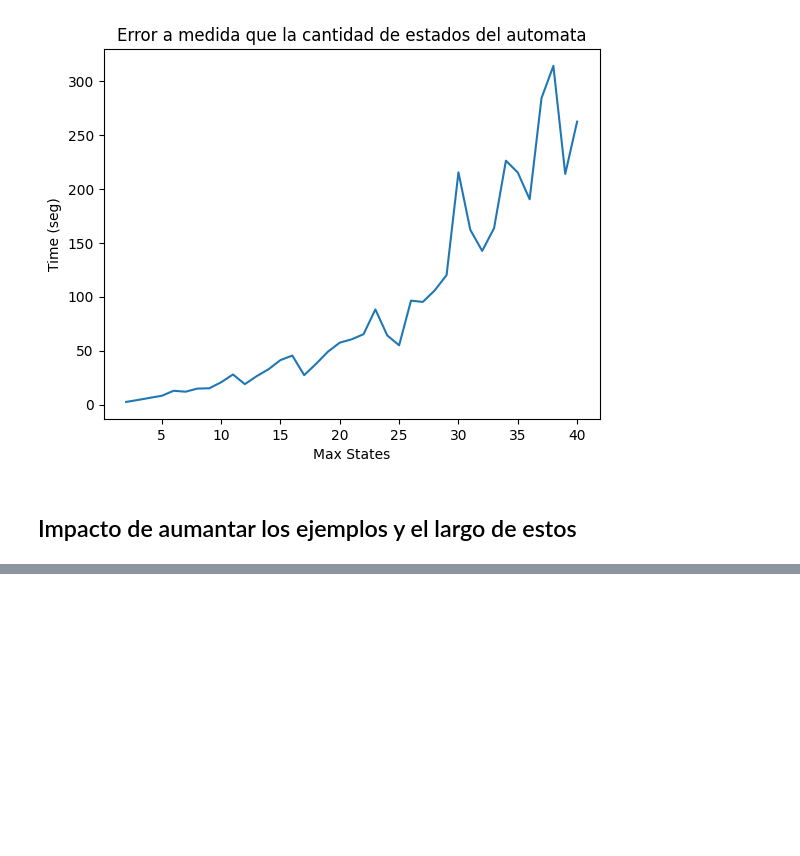
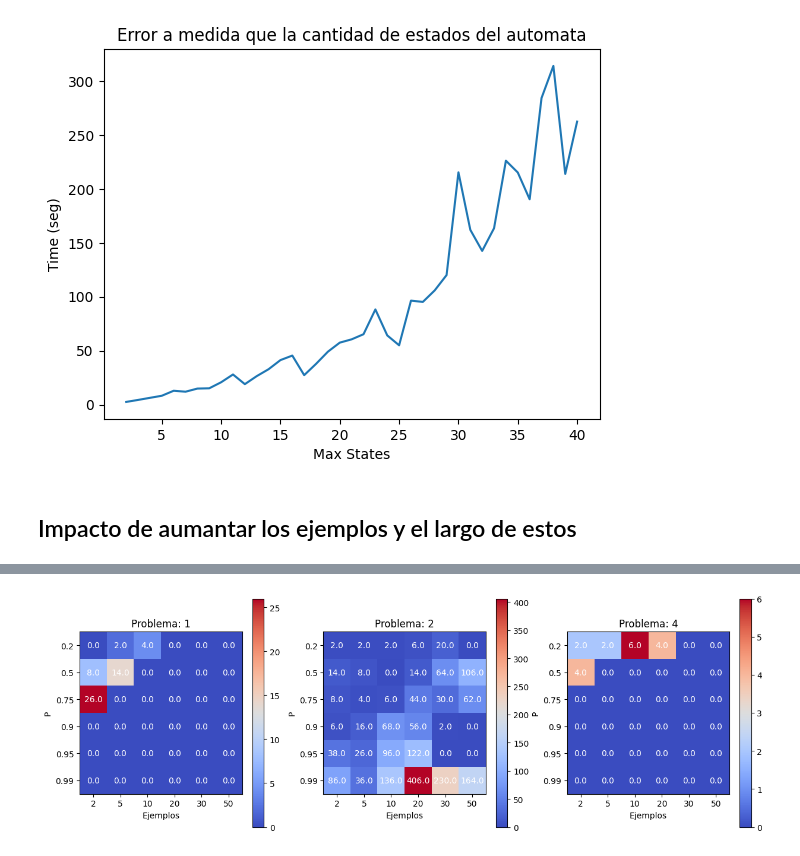
Before and after one commit to darioturco/AutomataLearning, a Jupyter notebook: experiments/test.ipynb, the cells around one changed output, grey strips where cells are left out. Cells and saved outputs as stored; diff of their text form; code cells hidden in the pictures; blank space fills up the shorter version.

```diff
--- a/experiments/test.ipynb
+++ b/experiments/test.ipynb
@@ -310,0 +371,21 @@ save_pickle(res_len, "./pickle/res_len.pkl")
+# %%
+data_tl1 = [[res_len[(r, t)][2][1] for t in prs] for r in ejemplos]  # Mide cuantos se resolvieron bien
+data_tl2 = [[res_len[(r, t)][2][2] for t in prs] for r in ejemplos]
+data_tl4 = [[res_len[(r, t)][2][4] for t in prs] for r in ejemplos]
+fig, axes = plt.subplots(1, 3, figsize=(15, 5))
+for i, ax, data in zip([1,2,4], axes, [data_tl1, data_tl2, data_tl4]):
+    im = ax.imshow(data, cmap="coolwarm", interpolation="nearest")
+    ax.set_xlabel('Ejemplos')
+    ax.set_ylabel('P')
+    ax.set_xticks([0,1,2,3,4,5])
+    ax.set_yticks([0,1,2,3,4,5])
+    ax.set_xticklabels(ejemplos)  # Custom labels
+    ax.set_yticklabels(prs)
+    fig.colorbar(im, ax=ax)  # Add color bar to each subplot
+    for ii in range(len(data)):
+        for jj in range(len(data[0])):
+            ax.text(jj, ii, f"{data[ii][jj]:.1f}", ha="center", va="center", color="w")
+
+    ax.set_title(f"Problema: {i}")
+# %% [output]
+[figure, added]
```
Also changed, not shown: parts of 4 cells of this notebook, 3 other files.
